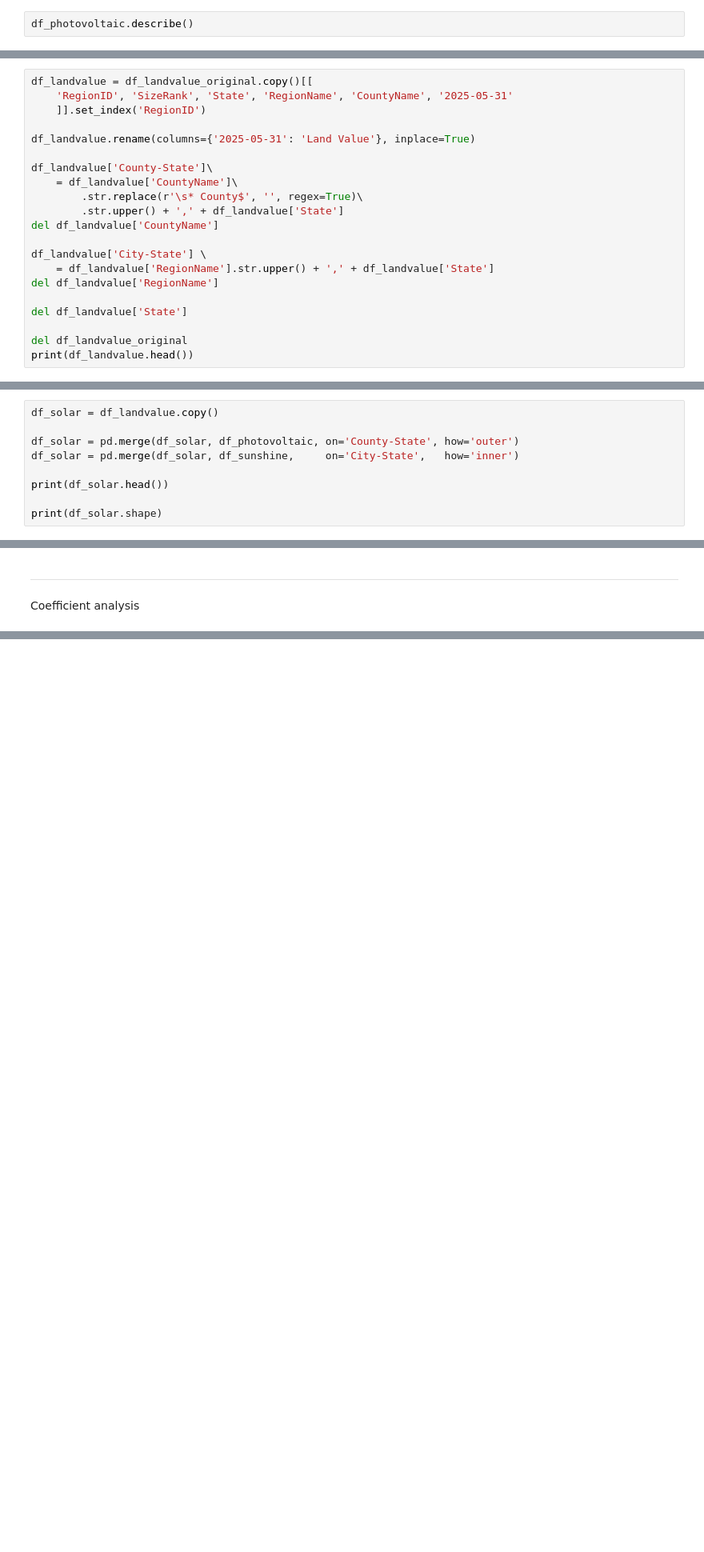
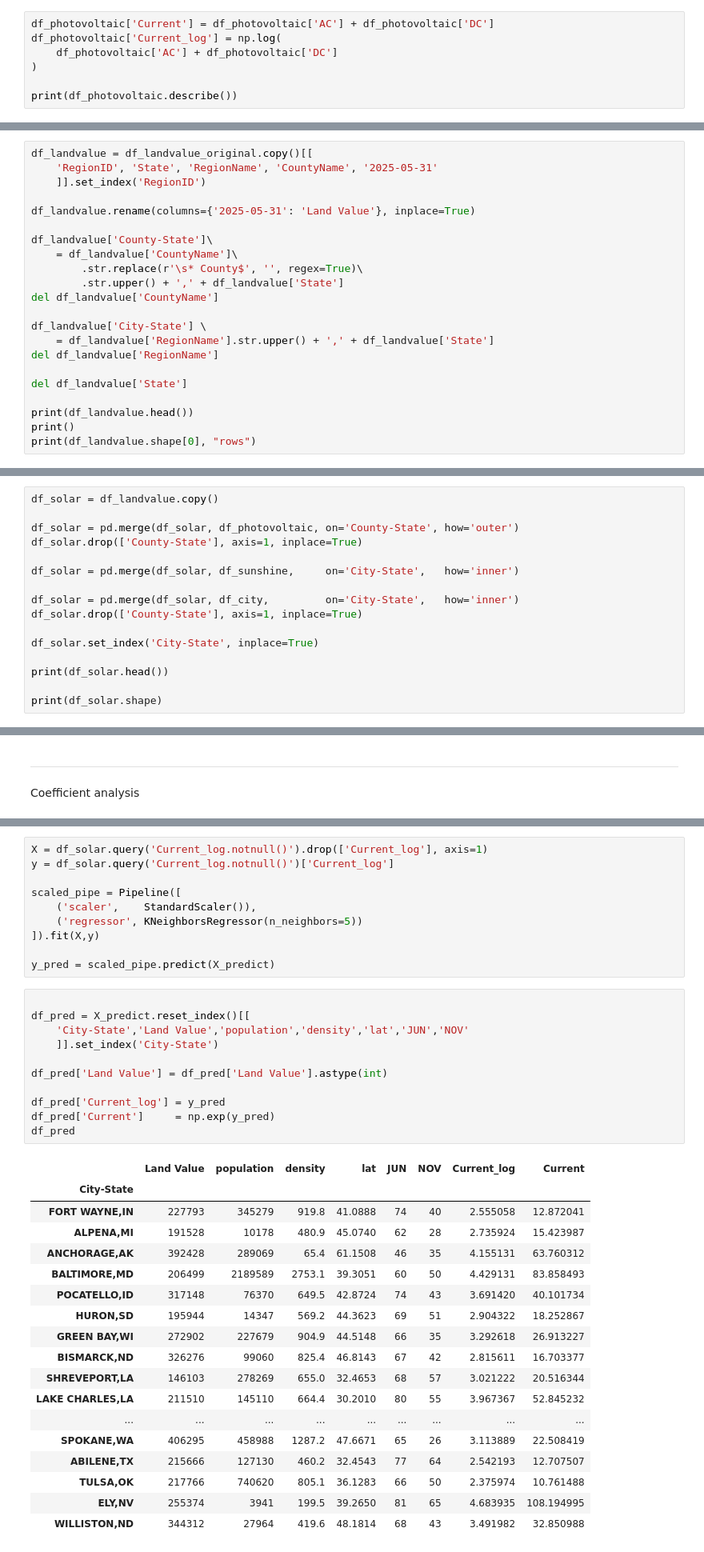
Before and after one commit to Nathan-Oyama-Personal/berkeley-ai, a Jupyter notebook: module20/eda.ipynb, the cells around one changed output, grey strips where cells are left out. Shown at 80% size. Drawn from its saved outputs; the diff is of its cells as text; blank space fills up the shorter version.

```diff
--- a/module20/eda.ipynb
+++ b/module20/eda.ipynb
@@ -581,3 +531,8 @@ print(
 # %%
-df_photovoltaic.describe()
+df_photovoltaic['Current'] = df_photovoltaic['AC'] + df_photovoltaic['DC']
+df_photovoltaic['Current_log'] = np.log(
+    df_photovoltaic['AC'] + df_photovoltaic['DC']
+)
+
+print(df_photovoltaic.describe())
 # %% [output]
@@ -598,7 +559,7 @@ In this original data set, there are many columns of historical prices of the av
 See the first few rows of the original data set while excluding all the other columns for historical home values:
 # %%
 df_landvalue = df_landvalue_original.copy()[[
-    'RegionID', 'SizeRank', 'State', 'RegionName', 'CountyName', '2025-05-31'
+    'RegionID', 'State', 'RegionName', 'CountyName', '2025-05-31'
     ]].set_index('RegionID')
 
 df_landvalue.rename(columns={'2025-05-31': 'Land Value'}, inplace=True)
@@ -615,6 +576,7 @@ del df_landvalue['RegionName']
 
 del df_landvalue['State']
 
-del df_landvalue_original
 print(df_landvalue.head())
+print()
+print(df_landvalue.shape[0], "rows")
 # %% [output]
@@ -730,7 +682,14 @@ HOUSTON,TX      29.7860  -95.3885     6046392   1386.2       HARRIS,TX
 df_solar = df_landvalue.copy()
 
 df_solar = pd.merge(df_solar, df_photovoltaic, on='County-State', how='outer')
+df_solar.drop(['County-State'], axis=1, inplace=True)
+
 df_solar = pd.merge(df_solar, df_sunshine,     on='City-State',   how='inner')
+
+df_solar = pd.merge(df_solar, df_city,         on='City-State',   how='inner')
+df_solar.drop(['County-State'], axis=1, inplace=True)
+
+df_solar.set_index('City-State', inplace=True)
 
 print(df_solar.head())
 
@@ -1187,0 +1119,40 @@ Permutation Importance from SVR():
+# %%
+X = df_solar.query('Current_log.notnull()').drop(['Current_log'], axis=1)
+y = df_solar.query('Current_log.notnull()')['Current_log']
+
+scaled_pipe = Pipeline([
+    ('scaler',    StandardScaler()),
+    ('regressor', KNeighborsRegressor(n_neighbors=5))
+]).fit(X,y)
+
+y_pred = scaled_pipe.predict(X_predict)
+# %%
+
+df_pred = X_predict.reset_index()[[
+    'City-State','Land Value','population','density','lat','JUN','NOV'
+    ]].set_index('City-State')
+
+df_pred['Land Value'] = df_pred['Land Value'].astype(int)
+
+df_pred['Current_log'] = y_pred
+df_pred['Current']     = np.exp(y_pred)
+df_pred
+# %% [output]
+|  | Land Value | population | density | lat | JUN | NOV | Current_log | Current |
+| City-State |  |  |  |  |  |  |  |  |
+| FORT WAYNE,IN | 227793 | 345279 | 919.8 | 41.0888 | 74 | 40 | 2.555058 | 12.872041 |
+| ALPENA,MI | 191528 | 10178 | 480.9 | 45.0740 | 62 | 28 | 2.735924 | 15.423987 |
+| ANCHORAGE,AK | 392428 | 289069 | 65.4 | 61.1508 | 46 | 35 | 4.155131 | 63.760312 |
+| BALTIMORE,MD | 206499 | 2189589 | 2753.1 | 39.3051 | 60 | 50 | 4.429131 | 83.858493 |
+| POCATELLO,ID | 317148 | 76370 | 649.5 | 42.8724 | 74 | 43 | 3.691420 | 40.101734 |
+| HURON,SD | 195944 | 14347 | 569.2 | 44.3623 | 69 | 51 | 2.904322 | 18.252867 |
+| GREEN BAY,WI | 272902 | 227679 | 904.9 | 44.5148 | 66 | 35 | 3.292618 | 26.913227 |
+| BISMARCK,ND | 326276 | 99060 | 825.4 | 46.8143 | 67 | 42 | 2.815611 | 16.703377 |
+| SHREVEPORT,LA | 146103 | 278269 | 655.0 | 32.4653 | 68 | 57 | 3.021222 | 20.516344 |
+| LAKE CHARLES,LA | 211510 | 145110 | 664.4 | 30.2010 | 80 | 55 | 3.967367 | 52.845232 |
+| ... | ... | ... | ... | ... | ... | ... | ... | ... |
+| SPOKANE,WA | 406295 | 458988 | 1287.2 | 47.6671 | 65 | 26 | 3.113889 | 22.508419 |
+| ABILENE,TX | 215666 | 127130 | 460.2 | 32.4543 | 77 | 64 | 2.542193 | 12.707507 |
+| TULSA,OK | 217766 | 740620 | 805.1 | 36.1283 | 66 | 50 | 2.375974 | 10.761488 |
+| ELY,NV | 255374 | 3941 | 199.5 | 39.2650 | 81 | 65 | 4.683935 | 108.194995 |
+| WILLISTON,ND | 344312 | 27964 | 419.6 | 48.1814 | 68 | 43 | 3.491982 | 32.850988 |
```
Also changed, not shown: parts of 41 cells of this notebook.
